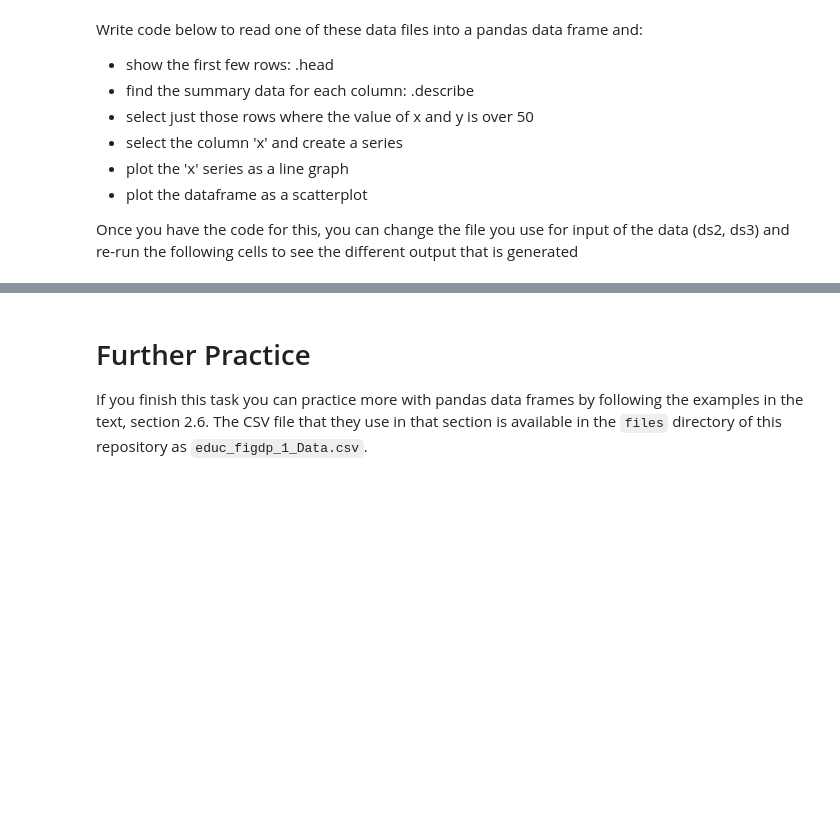
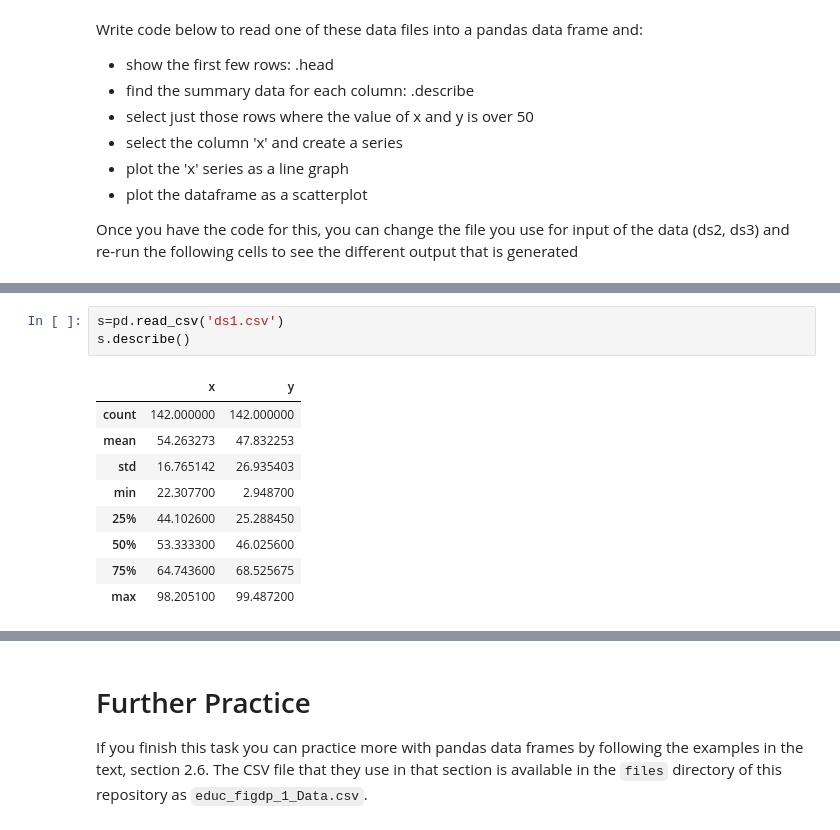
Before and after one commit to shubhamrana2374/Data-Science-Practical, a Jupyter notebook: COMP257 Week 2.ipynb, the cells around one changed output, grey strips where cells are left out. Cells and saved outputs as stored; diff of their text form; blank space fills up the shorter version.

```diff
--- a/COMP257 Week 2.ipynb
+++ b/COMP257 Week 2.ipynb
@@ -105,0 +190,13 @@ Once you have the code for this, you can change the file you use for input of th
+# %%
+s=pd.read_csv('ds1.csv')
+s.describe()
+# %% [output]
+|  | x | y |
+| count | 142.000000 | 142.000000 |
+| mean | 54.263273 | 47.832253 |
+| std | 16.765142 | 26.935403 |
+| min | 22.307700 | 2.948700 |
+| 25% | 44.102600 | 25.288450 |
+| 50% | 53.333300 | 46.025600 |
+| 75% | 64.743600 | 68.525675 |
+| max | 98.205100 | 99.487200 |
```
Also changed, not shown: parts of 13 cells of this notebook.
